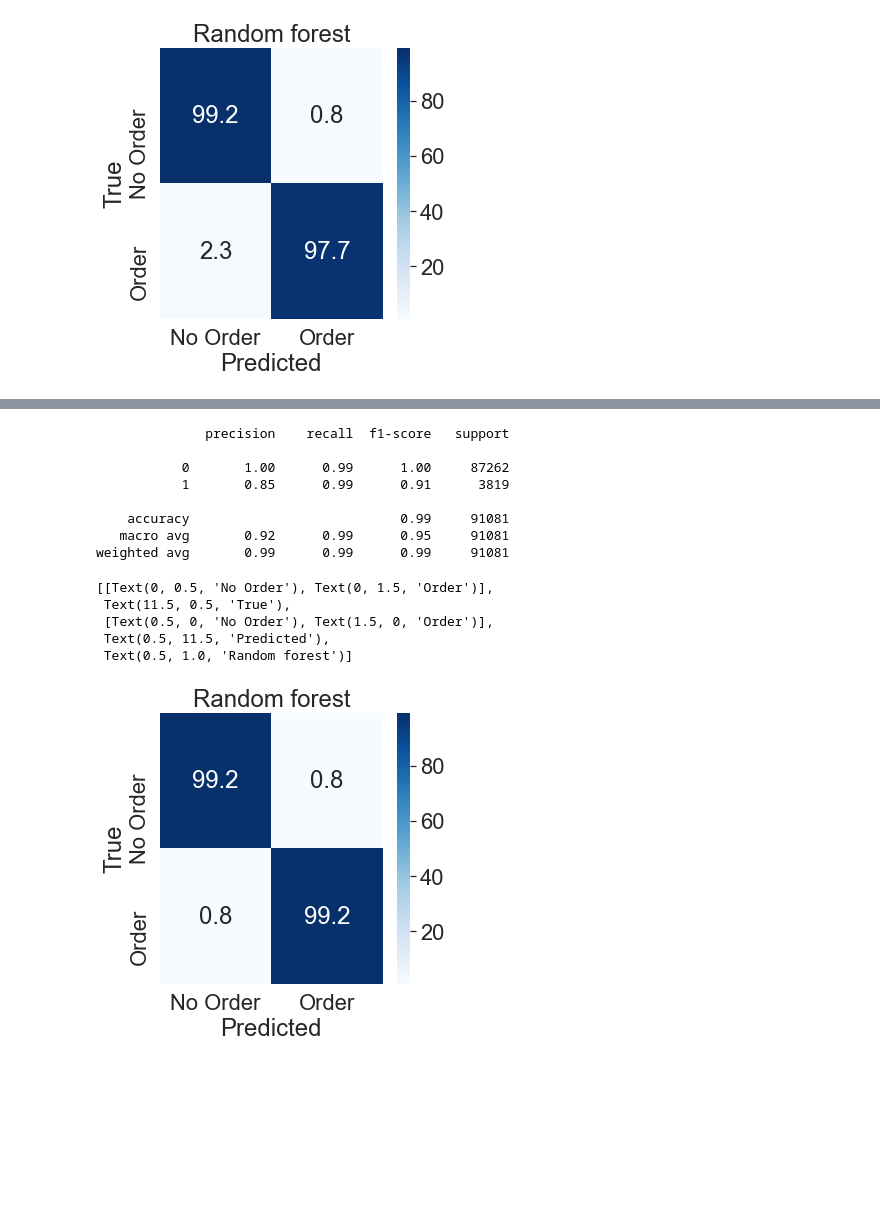
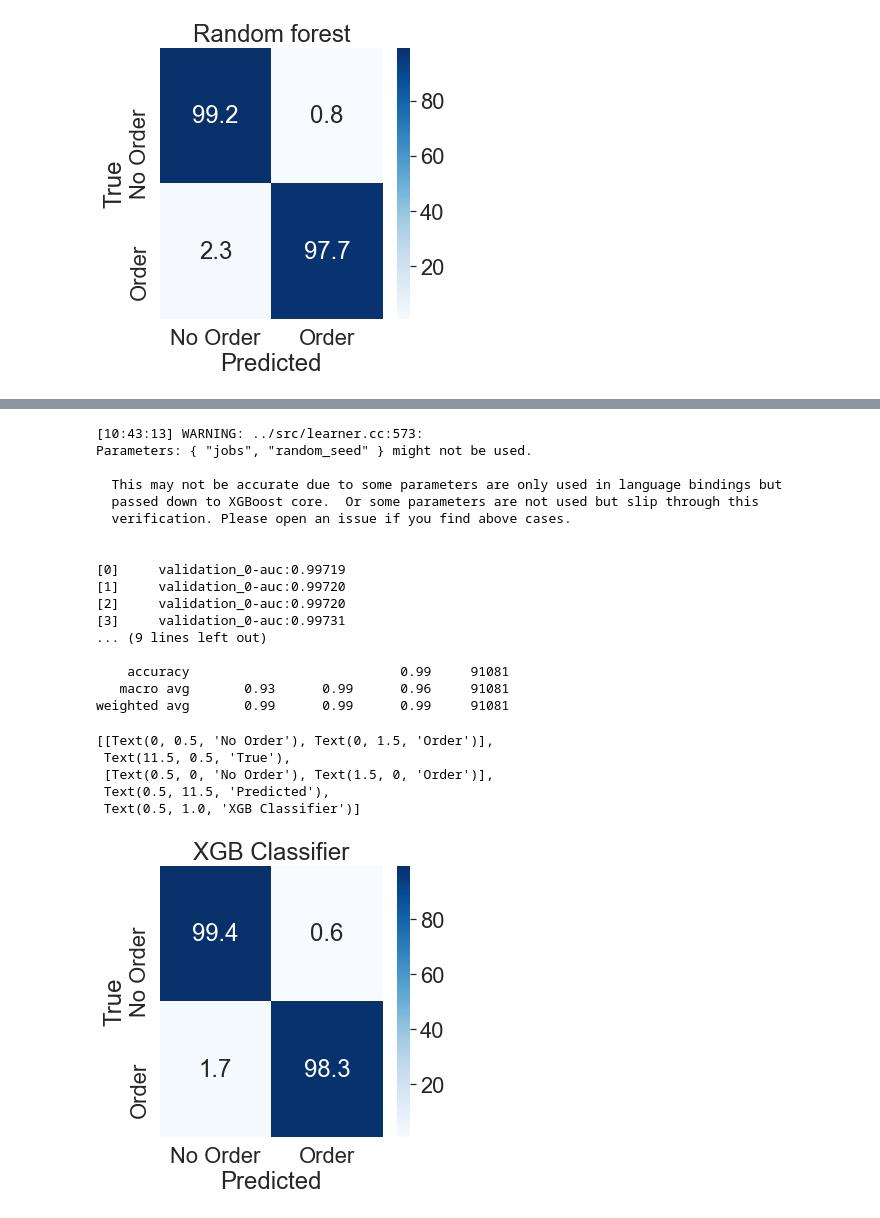
Before and after one commit to PietroDona/DS_Exercises, a Jupyter notebook: Customer Propensity Modelling/notebooks/model_selection.ipynb, the cells around one changed output, grey strips where cells are left out. Drawn from its saved outputs; the diff is of its cells as text; code cells hidden in the pictures; blank space fills up the shorter version.

Commit message:
EDA customer segmentation test

```diff
--- a/Customer Propensity Modelling/notebooks/model_selection.ipynb
+++ b/Customer Propensity Modelling/notebooks/model_selection.ipynb
@@ -119,0 +91,21 @@ ax.tick_params(axis='x', labelrotation=0)
+# %%
+from sklearn.linear_model import LogisticRegression
+Logistic = LogisticRegression(
+    random_state=42, verbose=True, class_weight='balanced', penalty='l2', C=1,n_jobs=-1)
+Logistic.fit(X_train, y_train)
+y_predict = Logistic.predict(X_test)
+
+fig, ax = plt.subplots(figsize=(10, 10))
+ax.barh(X_test.columns,
+        abs(Logistic.coef_[0]),
+        color='teal')
+fig.suptitle('Feature Importances', size=14)
+ax.tick_params(axis='x', labelrotation=0)
+
+print(classification_report(y_test, y_predict))
+conf_ma = confusion_matrix(y_test, y_predict, normalize='true')
+conf_ma = (100*conf_ma).round(1)
+fig, ax = plt.subplots(figsize=(5, 5))
+sns.heatmap(conf_ma, annot=True, fmt="1", cmap='Blues', ax=ax)
+ax.set(title="Logistic Regression", ylabel="True", xlabel="Predicted",
+       xticklabels=('No Order', 'Order'), yticklabels=('No Order', 'Order'))
@@ -120,23 +130,38 @@ ax.tick_params(axis='x', labelrotation=0)
 # %%
+from xgboost import XGBClassifier
+
+xgbClass = XGBClassifier(n_estimators=1000, random_seed=42, max_depth=6, learning_rate=0.01,jobs=4)
+xgbClass.fit(X_train, y_train, early_stopping_rounds=5,
+             eval_metric="auc", eval_set=[(X_train, y_train)], verbose=True)
+y_predict = xgbClass.predict(X_test)
 print(classification_report(y_test, y_predict))
 conf_ma = confusion_matrix(y_test, y_predict, normalize='true')
 conf_ma = (100*conf_ma).round(1)
 fig, ax = plt.subplots(figsize=(5, 5))
 sns.heatmap(conf_ma, annot=True, fmt="1", cmap='Blues', ax=ax)
-ax.set(title="Logistic Regression", ylabel="True", xlabel="Predicted",
+ax.set(title="XGB Classifier", ylabel="True", xlabel="Predicted",
        xticklabels=('No Order', 'Order'), yticklabels=('No Order', 'Order'))
 # %% [output]
-              precision    recall  f1-score   support
+[10:43:13] WARNING: ../src/learner.cc:573:
+Parameters: { "jobs", "random_seed" } might not be used.
 
-           0       1.00      0.99      1.00     87262
-           1       0.85      0.99      0.91      3819
+  This may not be accurate due to some parameters are only used in language bindings but
+  passed down to XGBoost core.  Or some parameters are not used but slip through this
+  verification. Please open an issue if you find above cases.
+
+
+[0]     validation_0-auc:0.99719
+[1]     validation_0-auc:0.99720
+[2]     validation_0-auc:0.99720
+[3]     validation_0-auc:0.99731
+... (9 lines left out)
 
     accuracy                           0.99     91081
-   macro avg       0.92      0.99      0.95     91081
+   macro avg       0.93      0.99      0.96     91081
 weighted avg       0.99      0.99      0.99     91081
 [[Text(0, 0.5, 'No Order'), Text(0, 1.5, 'Order')],
  Text(11.5, 0.5, 'True'),
  [Text(0.5, 0, 'No Order'), Text(1.5, 0, 'Order')],
  Text(0.5, 11.5, 'Predicted'),
- Text(0.5, 1.0, 'Random forest')]
+ Text(0.5, 1.0, 'XGB Classifier')]
-[figure, old version]
+[figure, new version]
```
Also changed, not shown: parts of 11 cells of this notebook, 3 other files.
